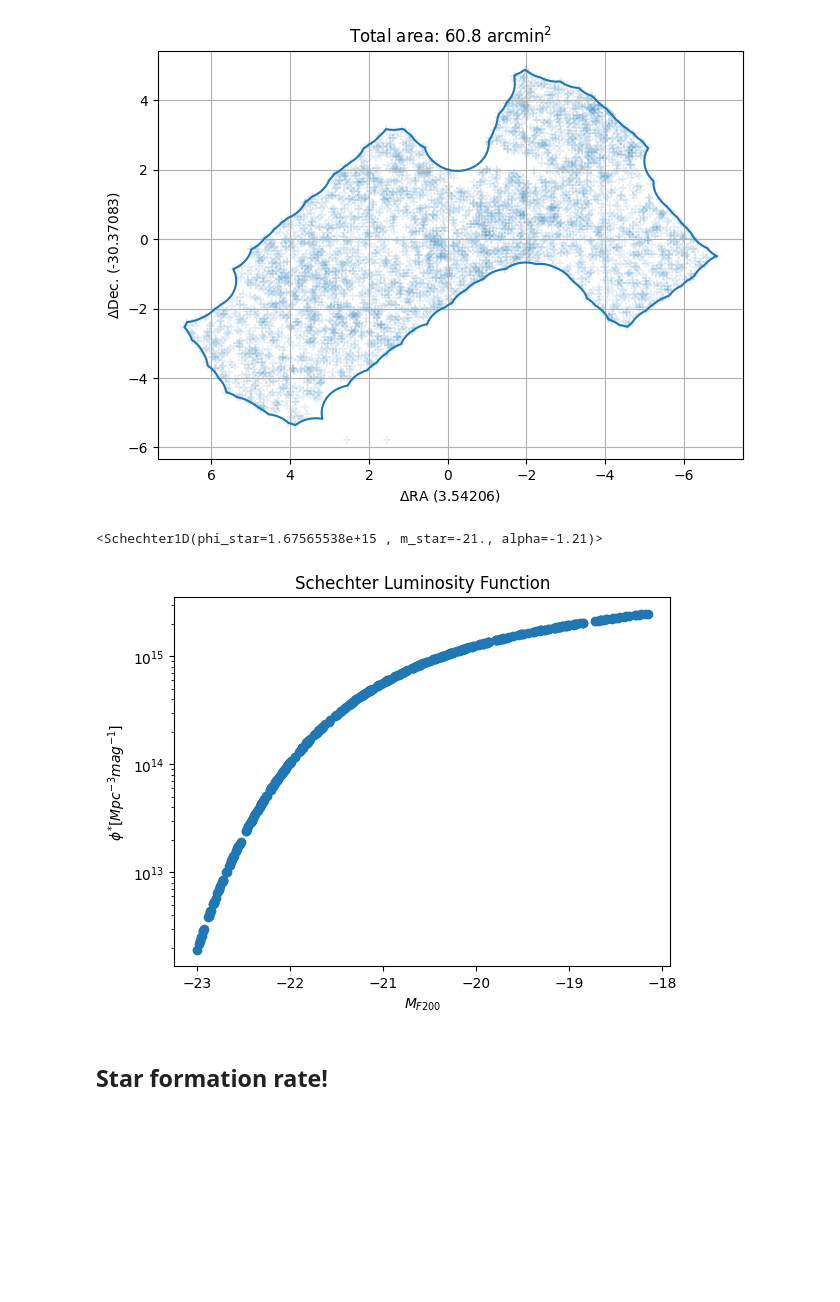
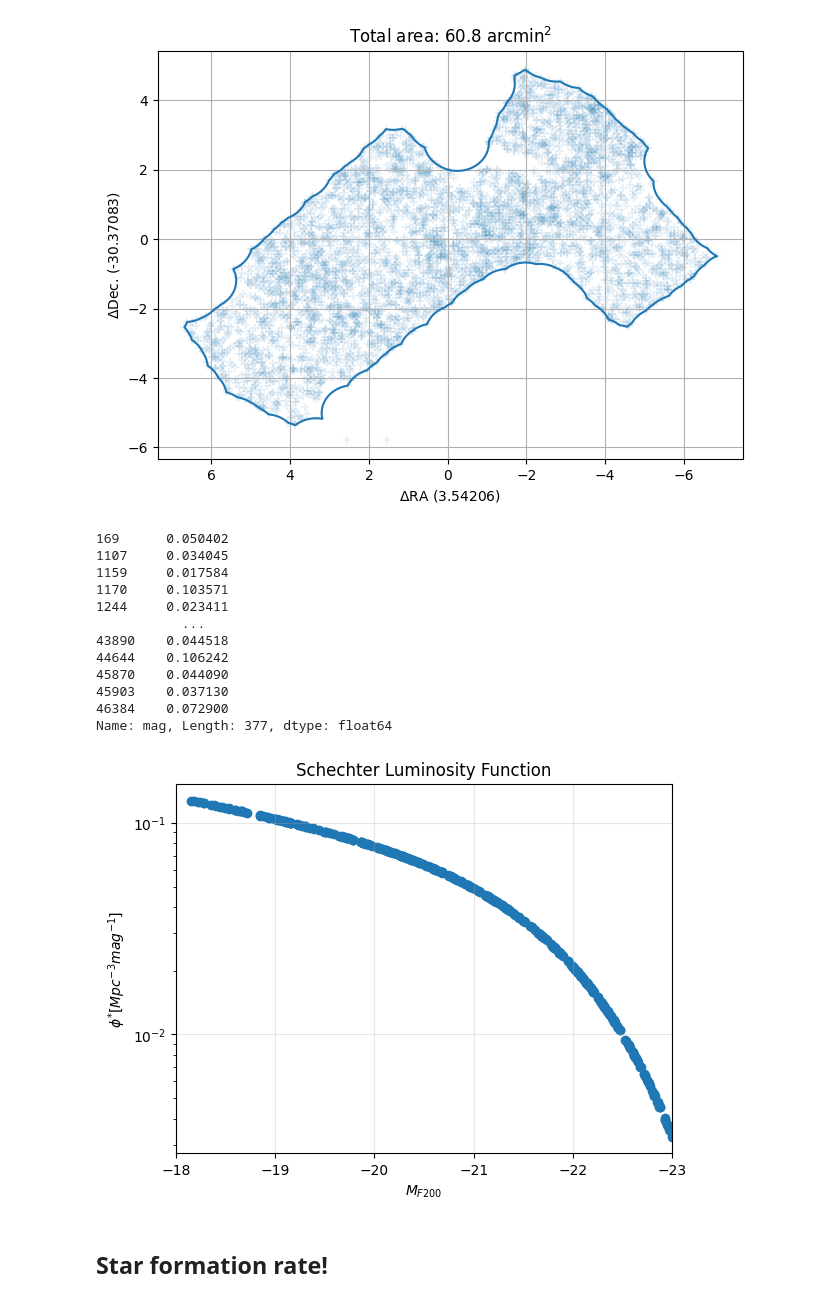
Before and after one commit to mayamerch/block-3-project, a Jupyter notebook: abell 2744.ipynb, the cells around one changed output. Cells and saved outputs as stored; diff of their text form; code cells hidden in the pictures; blank space fills up the shorter version.

Commit message:
schechter

```diff
--- a/abell 2744.ipynb
+++ b/abell 2744.ipynb
@@ -632,29 +660,20 @@ def schechter(mag, scale_factor=11, M_star=21.9,a=-1.19): # use scipy to fit val
-# %%
-def plot_sch(phi_star, m_star, alpha, mag, hist=False):
-    """ phi_star = normalization factor in units of number density
-        m_star = characteristic magnitude where  power-law form cuts off into the exponential form
-        alpha = power-law index (faint-end slope of the luminosity function)
-    """
-    phi_star = phi_star  * (u.Mpc ** -3)
-    m_star = m_star
-    alpha = alpha
-    mag = -1*mag
-    model = Schechter1D(phi_star, m_star, alpha)
-
-    if hist:
-        plt.hist(mag, bins=50, alpha=0.5)
-
-    plt.scatter(mag, model(mag))
-    plt.yscale('log')
-    plt.xlabel('$M_{F200}$'); plt.ylabel('$\phi^{*} [Mpc^{-3} {mag}^{-1}$]')
-    plt.title('Schechter Luminosity Function')
-
-    return model
 # %%
-plot_sch(phi_star=normalization_param(0.31, 0.29, area), m_star=-21, alpha=-1.21, mag=ms[4]['mag'], hist=False)
+mag = ms[4]['mag'] # magnitudes 18-23, redshift 0.29-0.31
+plot_sch(phi_star=normalization_param(0.29, 0.31, area, len(mag), mag), m_star=-21.9, alpha=-1.21, mag=mag*-1, hist=True)
 # %% [output]
-<Schechter1D(phi_star=1.67565538e+15 , m_star=-21., alpha=-1.21)>
+169      0.050402
+1107     0.034045
+1159     0.017584
+1170     0.103571
+1244     0.023411
+           ...
+43890    0.044518
+44644    0.106242
+45870    0.044090
+45903    0.037130
+46384    0.072900
+Name: mag, Length: 377, dtype: float64
-[figure, old version]
+[figure, new version]
 # %%
 ## Curve-fitting to find best-fits params for Schechter
 
```
Also changed, not shown: parts of 18 cells of this notebook.
